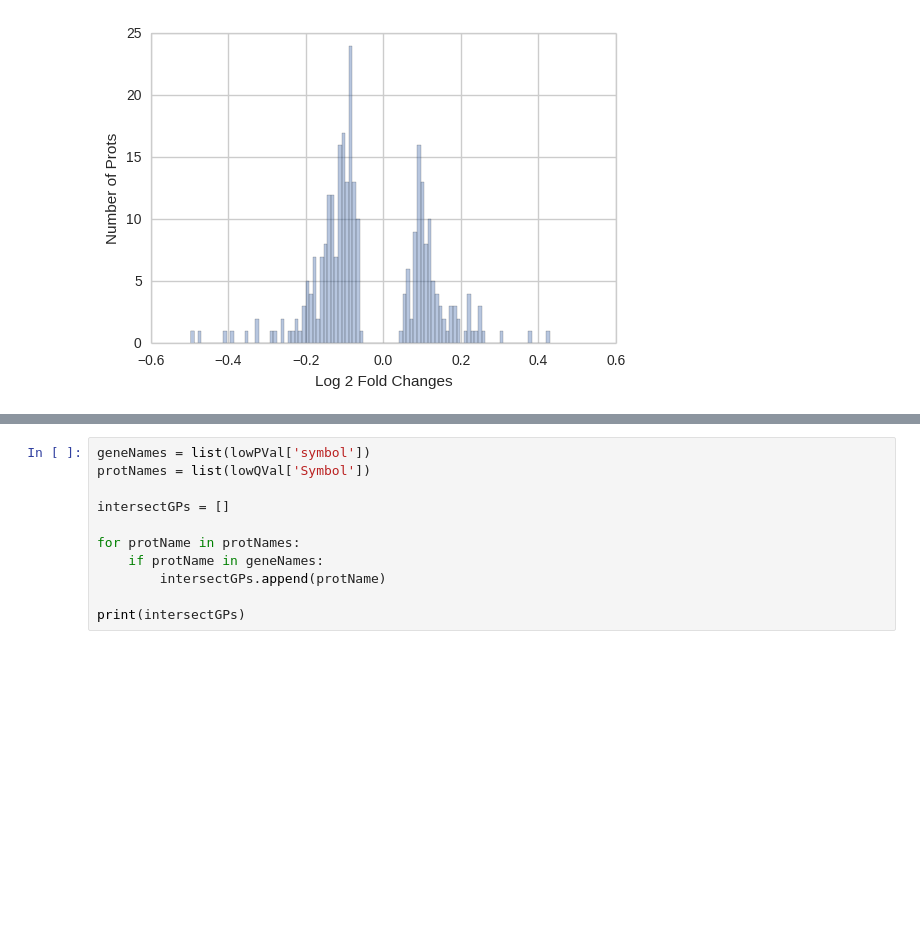
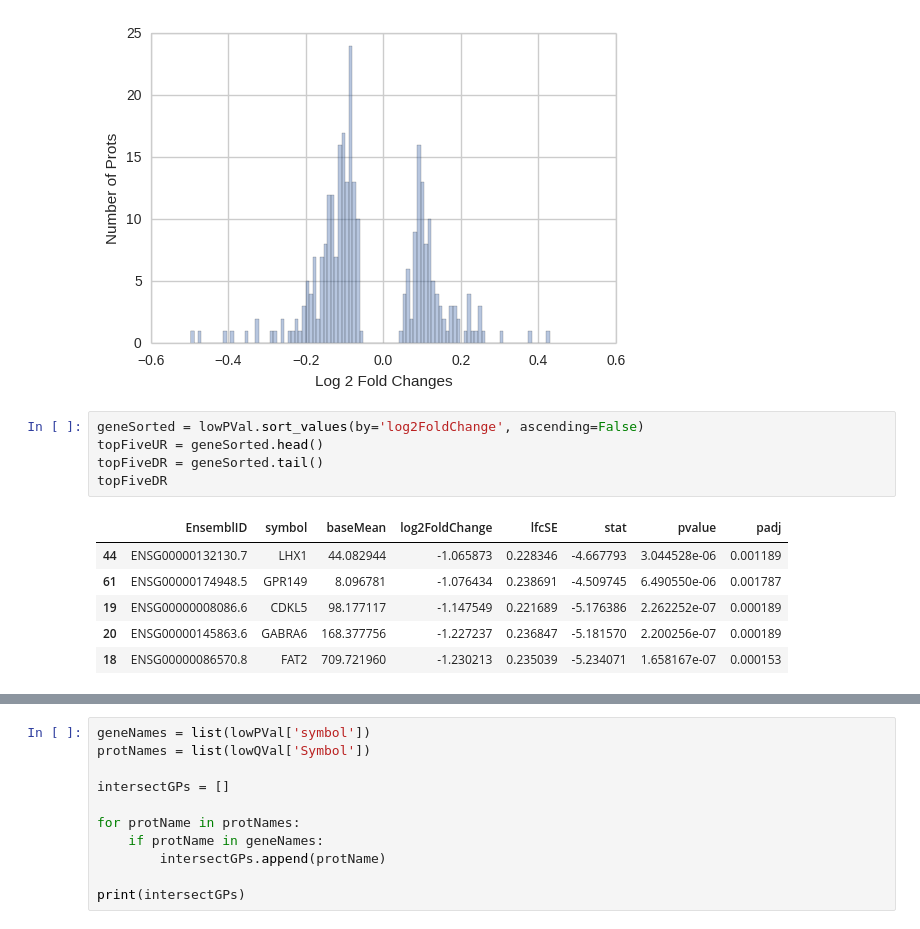
Before and after one commit to J-Wengler/winter-internship-2017, a Jupyter notebook: src/parkinsonDE.ipynb, the cells around one changed output, grey strips where cells are left out. Cells and saved outputs as stored; diff of their text form; blank space fills up the shorter version.

```diff
--- a/src/parkinsonDE.ipynb
+++ b/src/parkinsonDE.ipynb
@@ -99,4 +99,16 @@ log2FCPPlot.set(xlabel='Log 2 Fold Changes', ylabel='Number of Prots')
 [<matplotlib.text.Text at 0x...>,
  <matplotlib.text.Text at 0x...>]
 [figure]
+# %%
+geneSorted = lowPVal.sort_values(by='log2FoldChange', ascending=False)
+topFiveUR = geneSorted.head()
+topFiveDR = geneSorted.tail()
+topFiveDR
+# %% [output]
+|  | EnsemblID | symbol | baseMean | log2FoldChange | lfcSE | stat | pvalue | padj |
+| 44 | ENSG00000132130.7 | LHX1 | 44.082944 | -1.065873 | 0.228346 | -4.667793 | 3.044528e-06 | 0.001189 |
+| 61 | ENSG00000174948.5 | GPR149 | 8.096781 | -1.076434 | 0.238691 | -4.509745 | 6.490550e-06 | 0.001787 |
+| 19 | ENSG00000008086.6 | CDKL5 | 98.177117 | -1.147549 | 0.221689 | -5.176386 | 2.262252e-07 | 0.000189 |
+| 20 | ENSG00000145863.6 | GABRA6 | 168.377756 | -1.227237 | 0.236847 | -5.181570 | 2.200256e-07 | 0.000189 |
+| 18 | ENSG00000086570.8 | FAT2 | 709.721960 | -1.230213 | 0.235039 | -5.234071 | 1.658167e-07 | 0.000153 |
 # %%
```
Also changed, not shown: parts of 7 cells of this notebook.
